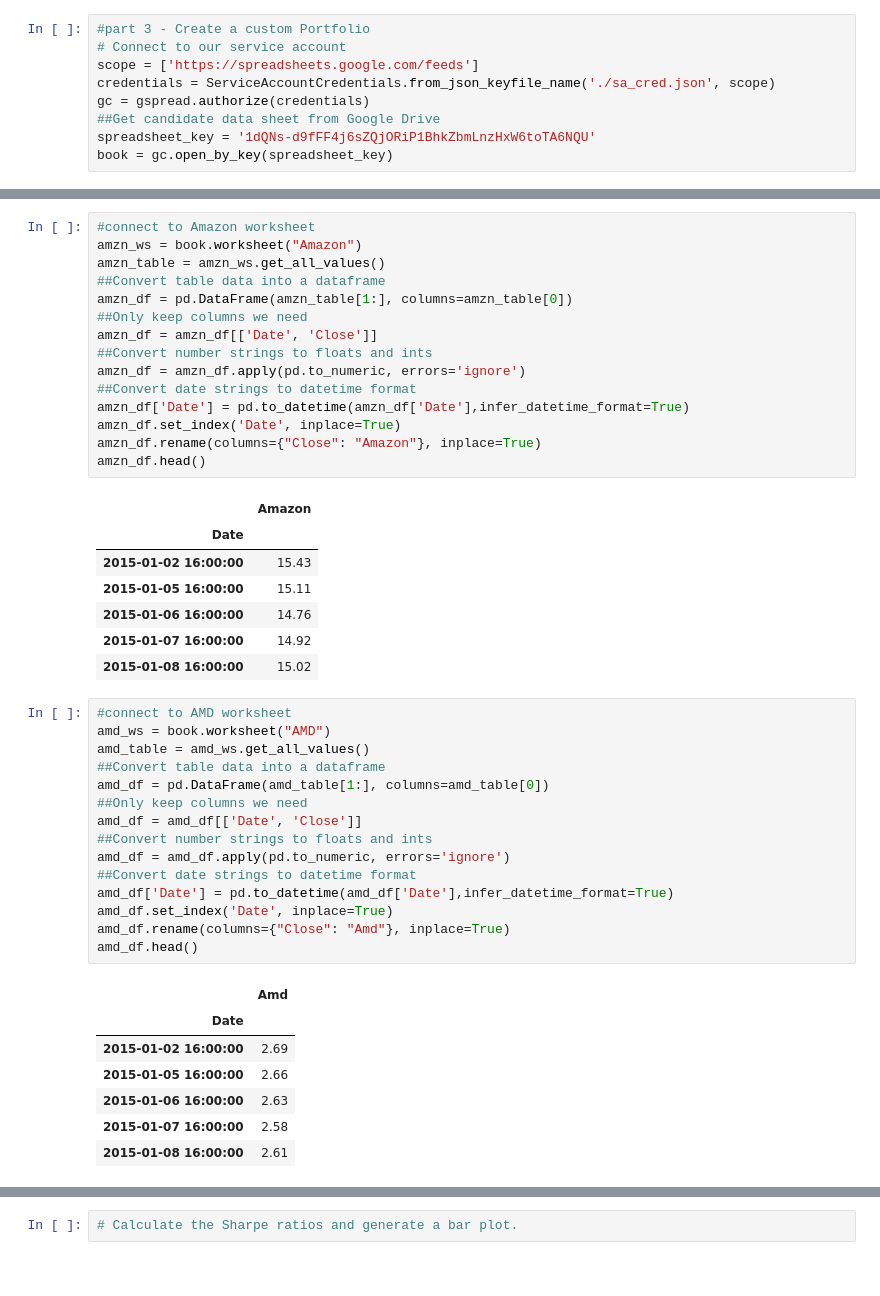
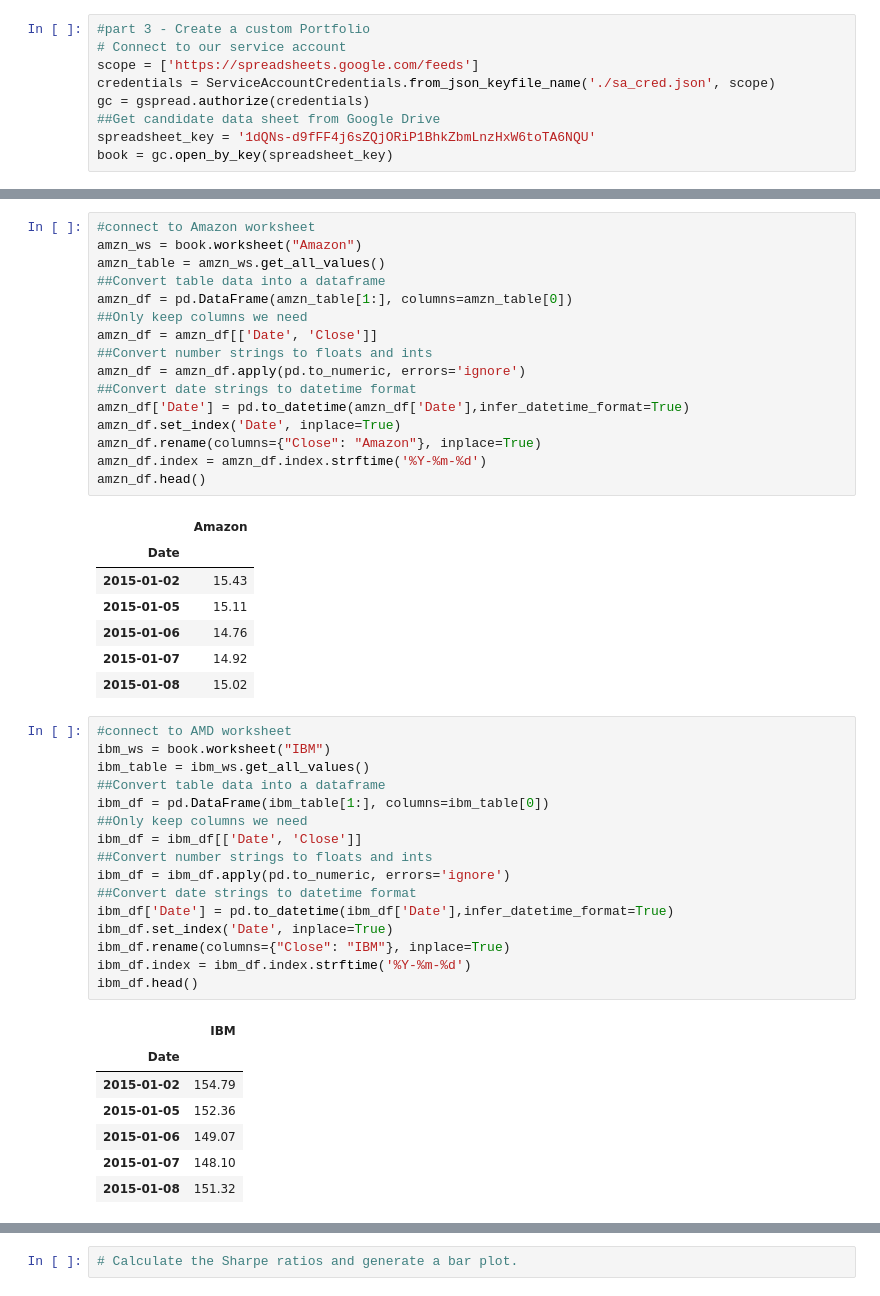
Before and after one commit to zeta1178/FinTech-Mod4-Challenge, a Jupyter notebook: Module_4_Challange.ipynb, the cells around one changed output, grey strips where cells are left out. Saved outputs shown, nothing was run; the diff lists cells and outputs as text.

```diff
--- a/Module_4_Challange.ipynb
+++ b/Module_4_Challange.ipynb
@@ -332,35 +330,37 @@ amzn_df = amzn_df.apply(pd.to_numeric, errors='ignore')
 amzn_df['Date'] = pd.to_datetime(amzn_df['Date'],infer_datetime_format=True)
 amzn_df.set_index('Date', inplace=True)
 amzn_df.rename(columns={"Close": "Amazon"}, inplace=True)
+amzn_df.index = amzn_df.index.strftime('%Y-%m-%d')
 amzn_df.head()
 # %% [output]
 |  | Amazon |
 | Date |  |
-| 2015-01-02 16:00:00 | 15.43 |
-| 2015-01-05 16:00:00 | 15.11 |
-| 2015-01-06 16:00:00 | 14.76 |
-| 2015-01-07 16:00:00 | 14.92 |
-| 2015-01-08 16:00:00 | 15.02 |
+| 2015-01-02 | 15.43 |
+| 2015-01-05 | 15.11 |
+| 2015-01-06 | 14.76 |
+| 2015-01-07 | 14.92 |
+| 2015-01-08 | 15.02 |
 # %%
 #connect to AMD worksheet
-amd_ws = book.worksheet("AMD")
-amd_table = amd_ws.get_all_values()
+ibm_ws = book.worksheet("IBM")
+ibm_table = ibm_ws.get_all_values()
 ##Convert table data into a dataframe
-amd_df = pd.DataFrame(amd_table[1:], columns=amd_table[0])
+ibm_df = pd.DataFrame(ibm_table[1:], columns=ibm_table[0])
 ##Only keep columns we need
-amd_df = amd_df[['Date', 'Close']]
+ibm_df = ibm_df[['Date', 'Close']]
 ##Convert number strings to floats and ints
-amd_df = amd_df.apply(pd.to_numeric, errors='ignore')
+ibm_df = ibm_df.apply(pd.to_numeric, errors='ignore')
 ##Convert date strings to datetime format
-amd_df['Date'] = pd.to_datetime(amd_df['Date'],infer_datetime_format=True)
-amd_df.set_index('Date', inplace=True)
-amd_df.rename(columns={"Close": "Amd"}, inplace=True)
-amd_df.head()
+ibm_df['Date'] = pd.to_datetime(ibm_df['Date'],infer_datetime_format=True)
+ibm_df.set_index('Date', inplace=True)
+ibm_df.rename(columns={"Close": "IBM"}, inplace=True)
+ibm_df.index = ibm_df.index.strftime('%Y-%m-%d')
+ibm_df.head()
 # %% [output]
-|  | Amd |
+|  | IBM |
 | Date |  |
-| 2015-01-02 16:00:00 | 2.69 |
-| 2015-01-05 16:00:00 | 2.66 |
-| 2015-01-06 16:00:00 | 2.63 |
-| 2015-01-07 16:00:00 | 2.58 |
-| 2015-01-08 16:00:00 | 2.61 |
+| 2015-01-02 | 154.79 |
+| 2015-01-05 | 152.36 |
+| 2015-01-06 | 149.07 |
+| 2015-01-07 | 148.10 |
+| 2015-01-08 | 151.32 |
```
Also changed, not shown: parts of 7 cells of this notebook, 1 other file.
